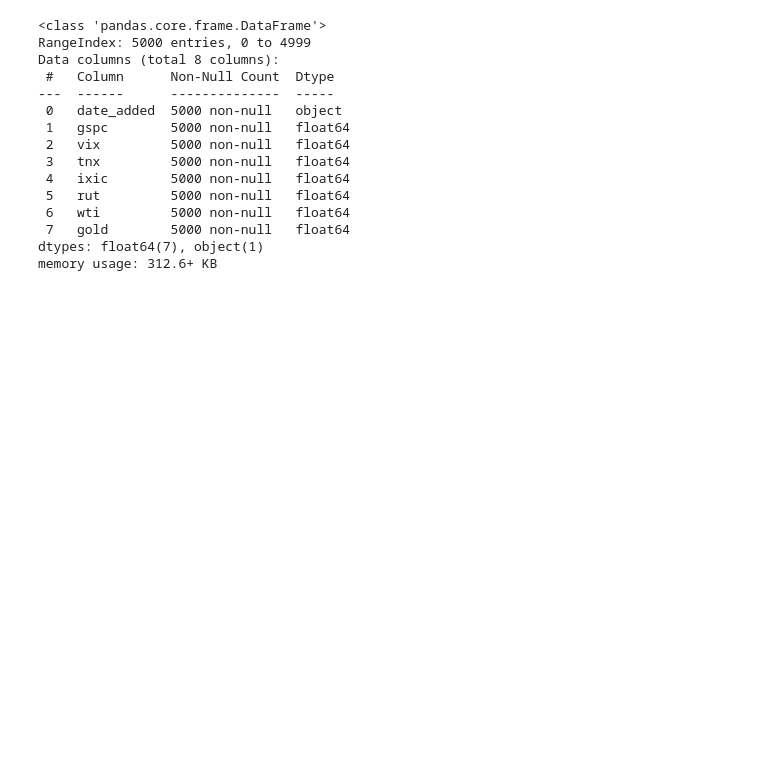
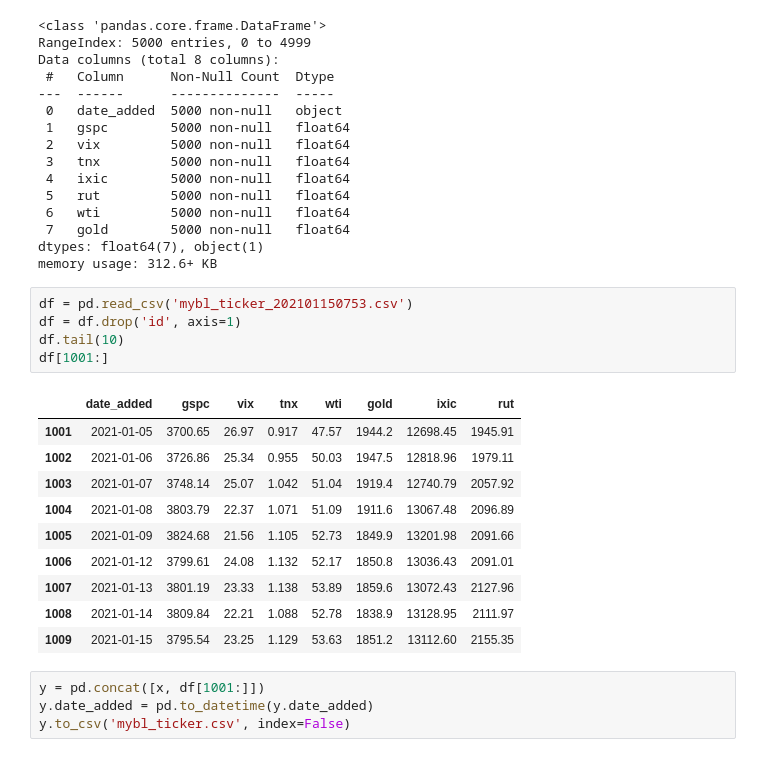
Before and after one commit to ksn38/fin, a Jupyter notebook: Untitled.ipynb, the cells around one changed output. Drawn from its saved outputs; the diff is of its cells as text; blank space fills up the shorter version.

```diff
--- a/Untitled.ipynb
+++ b/Untitled.ipynb
@@ -176,3 +176,23 @@ Data columns (total 8 columns):
  7   gold        5000 non-null   float64
 dtypes: float64(7), object(1)
 memory usage: 312.6+ KB
+# %%
+df = pd.read_csv('mybl_ticker_202101150753.csv')
+df = df.drop('id', axis=1)
+df.tail(10)
+df[1001:]
+# %% [output]
+|  | date_added | gspc | vix | tnx | wti | gold | ixic | rut |
+| 1001 | 2021-01-05 | 3700.65 | 26.97 | 0.917 | 47.57 | 1944.2 | 12698.45 | 1945.91 |
+| 1002 | 2021-01-06 | 3726.86 | 25.34 | 0.955 | 50.03 | 1947.5 | 12818.96 | 1979.11 |
+| 1003 | 2021-01-07 | 3748.14 | 25.07 | 1.042 | 51.04 | 1919.4 | 12740.79 | 2057.92 |
+| 1004 | 2021-01-08 | 3803.79 | 22.37 | 1.071 | 51.09 | 1911.6 | 13067.48 | 2096.89 |
+| 1005 | 2021-01-09 | 3824.68 | 21.56 | 1.105 | 52.73 | 1849.9 | 13201.98 | 2091.66 |
+| 1006 | 2021-01-12 | 3799.61 | 24.08 | 1.132 | 52.17 | 1850.8 | 13036.43 | 2091.01 |
+| 1007 | 2021-01-13 | 3801.19 | 23.33 | 1.138 | 53.89 | 1859.6 | 13072.43 | 2127.96 |
+| 1008 | 2021-01-14 | 3809.84 | 22.21 | 1.088 | 52.78 | 1838.9 | 13128.95 | 2111.97 |
+| 1009 | 2021-01-15 | 3795.54 | 23.25 | 1.129 | 53.63 | 1851.2 | 13112.60 | 2155.35 |
+# %%
+y = pd.concat([x, df[1001:]])
+y.date_added = pd.to_datetime(y.date_added)
+y.to_csv('mybl_ticker.csv', index=False)
```
Also changed, not shown: 3 other files.
